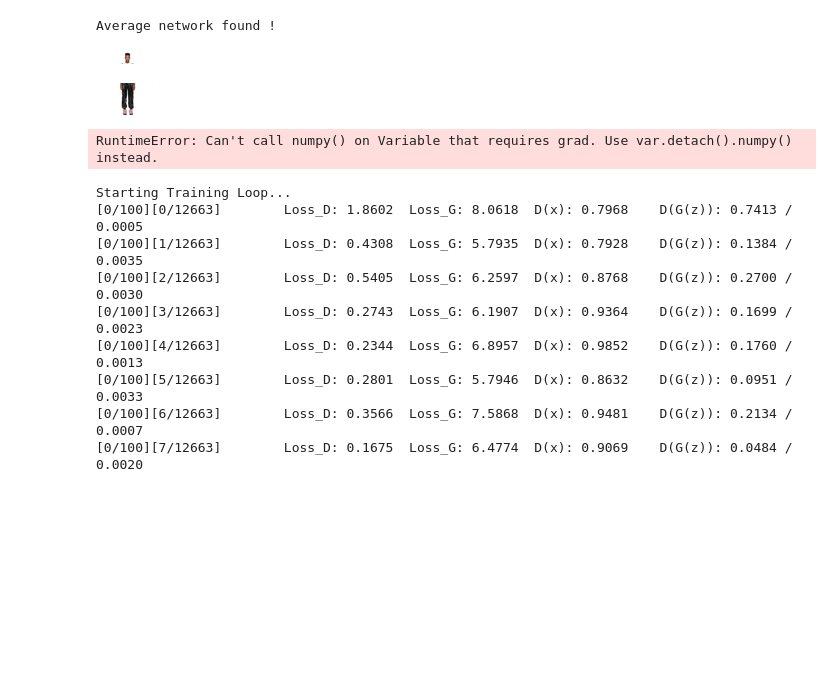
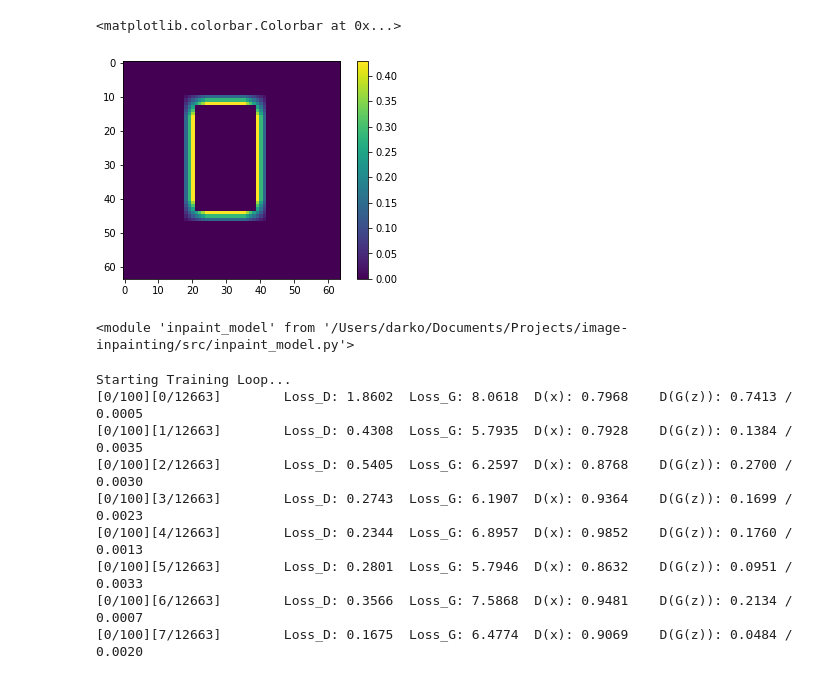
Before and after one commit to filipovskid/image-inpainting, a Jupyter notebook: src/playground.ipynb, the cells around one changed output. Drawn from its saved outputs; the diff is of its cells as text; code cells hidden in the pictures; blank space fills up the shorter version.

```diff
--- a/src/playground.ipynb
+++ b/src/playground.ipynb
@@ -110,8 +98,14 @@ img = np.asarray(img)
+# %%
+plt.imshow(w)
+plt.colorbar()
+# %% [output]
+<matplotlib.colorbar.Colorbar at 0x...>
+[figure, added]
 # %%
 from inpaint_model import InpaintModel
 import inpaint_model
 from imp import reload
 reload(inpaint_model)
-im = InpaintModel()
+# im = InpaintModel(None)
 # %% [output]
-Average network found !
+<module 'inpaint_model' from '/Users/darko/Documents/Projects/image-inpainting/src/inpaint_model.py'>
@@ -122,11 +112,3 @@ img = apply_mask(img, mask)
-# %%
-Image.fromarray(img)
-# %% [output]
-[figure, removed]
-# %%
-im.inpaint(img, mask)
-# %% [output]
-RuntimeError: Can't call numpy() on Variable that requires grad. Use var.detach().numpy() instead.
 # %%
 %load_ext autoreload
 %autoreload 2
```
Also changed, not shown: parts of 12 cells of this notebook, 3 other files.
